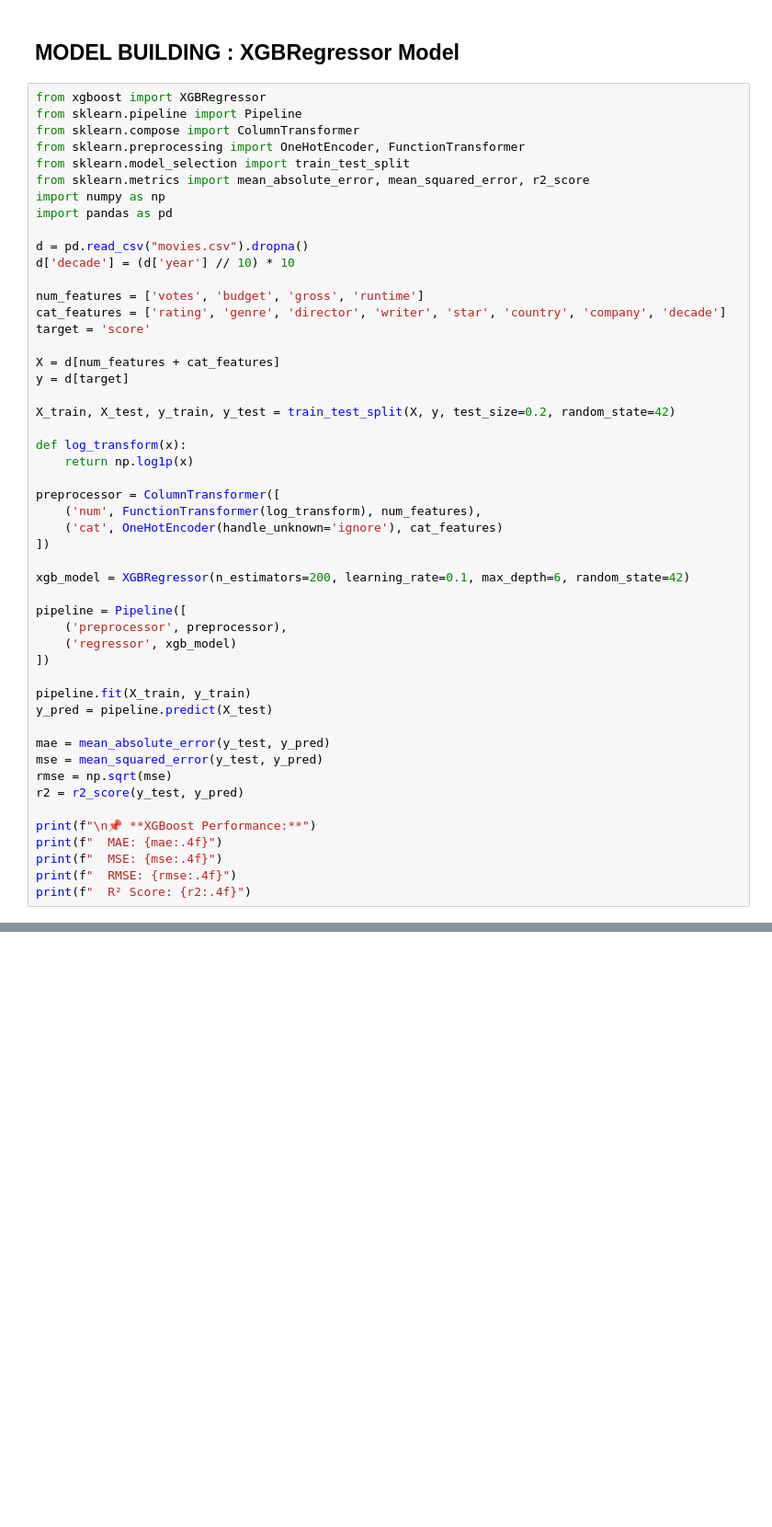
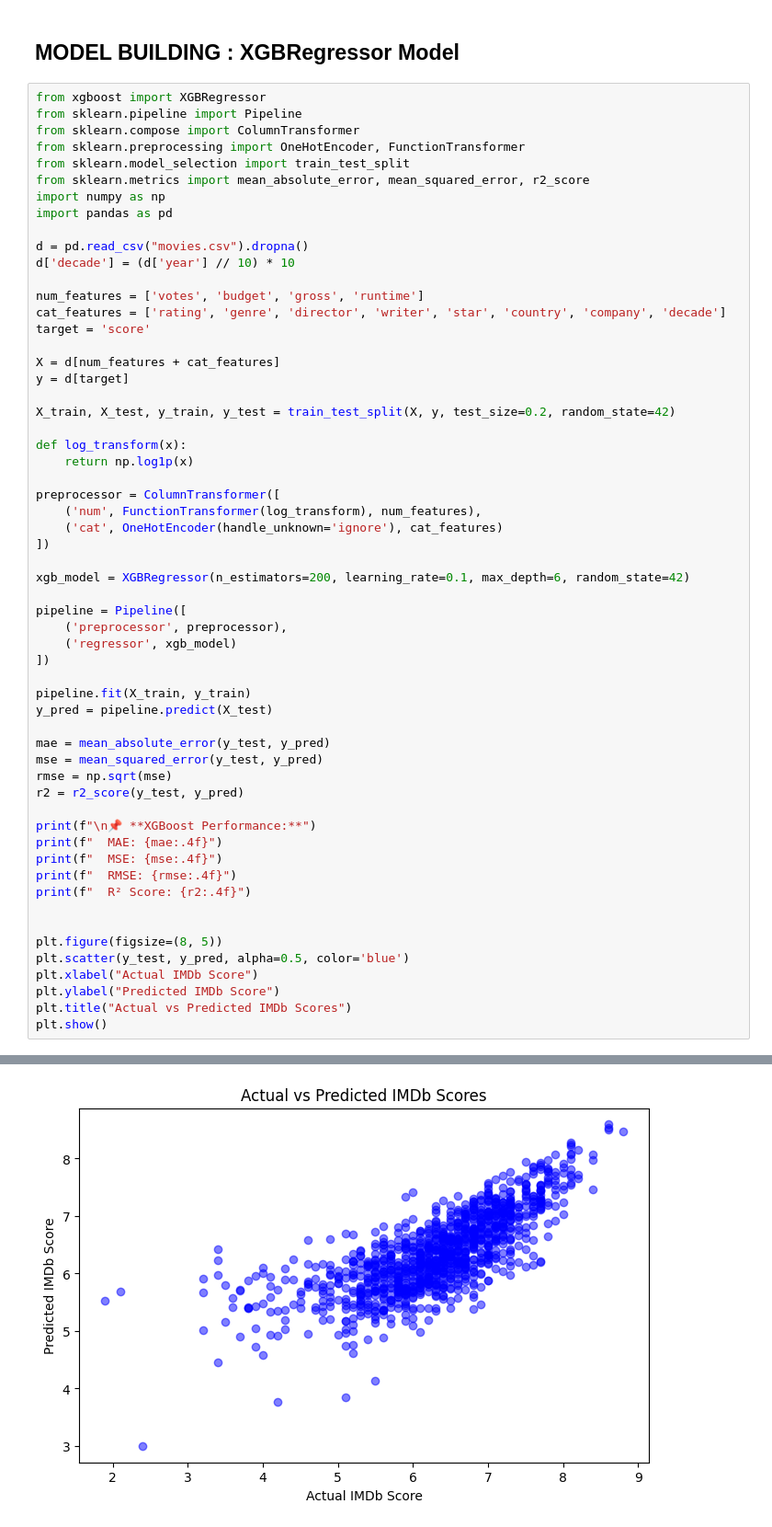
Before and after one commit to Rkunwar25/MovieRatingPredictionModel, a Jupyter notebook: movie_rating.ipynb, the cells around one changed output, grey strips where cells are left out. Shown: that part at 92% size. Saved outputs shown, nothing was run; the diff lists cells and outputs as text; blank space fills up the shorter version.

```diff
--- a/movie_rating.ipynb
+++ b/movie_rating.ipynb
@@ -311,30 +311,39 @@ preprocessor = ColumnTransformer([
     ('num', FunctionTransformer(log_transform), num_features),
     ('cat', OneHotEncoder(handle_unknown='ignore'), cat_features)
 ])
 
 xgb_model = XGBRegressor(n_estimators=200, learning_rate=0.1, max_depth=6, random_state=42)
 
 pipeline = Pipeline([
     ('preprocessor', preprocessor),
     ('regressor', xgb_model)
 ])
 
 pipeline.fit(X_train, y_train)
 y_pred = pipeline.predict(X_test)
 
 mae = mean_absolute_error(y_test, y_pred)
 mse = mean_squared_error(y_test, y_pred)
 rmse = np.sqrt(mse)
 r2 = r2_score(y_test, y_pred)
 
 print(f"\n📌 **XGBoost Performance:**")
 print(f"  MAE: {mae:.4f}")
 print(f"  MSE: {mse:.4f}")
 print(f"  RMSE: {rmse:.4f}")
 print(f"  R² Score: {r2:.4f}")
+
+
+plt.figure(figsize=(8, 5))
+plt.scatter(y_test, y_pred, alpha=0.5, color='blue')
+plt.xlabel("Actual IMDb Score")
+plt.ylabel("Predicted IMDb Score")
+plt.title("Actual vs Predicted IMDb Scores")
+plt.show()
 # %% [output]
 📌 **XGBoost Performance:**
   MAE: 0.4504
   MSE: 0.3925
   RMSE: 0.6265
   R² Score: 0.5698
+[figure, added]
```
